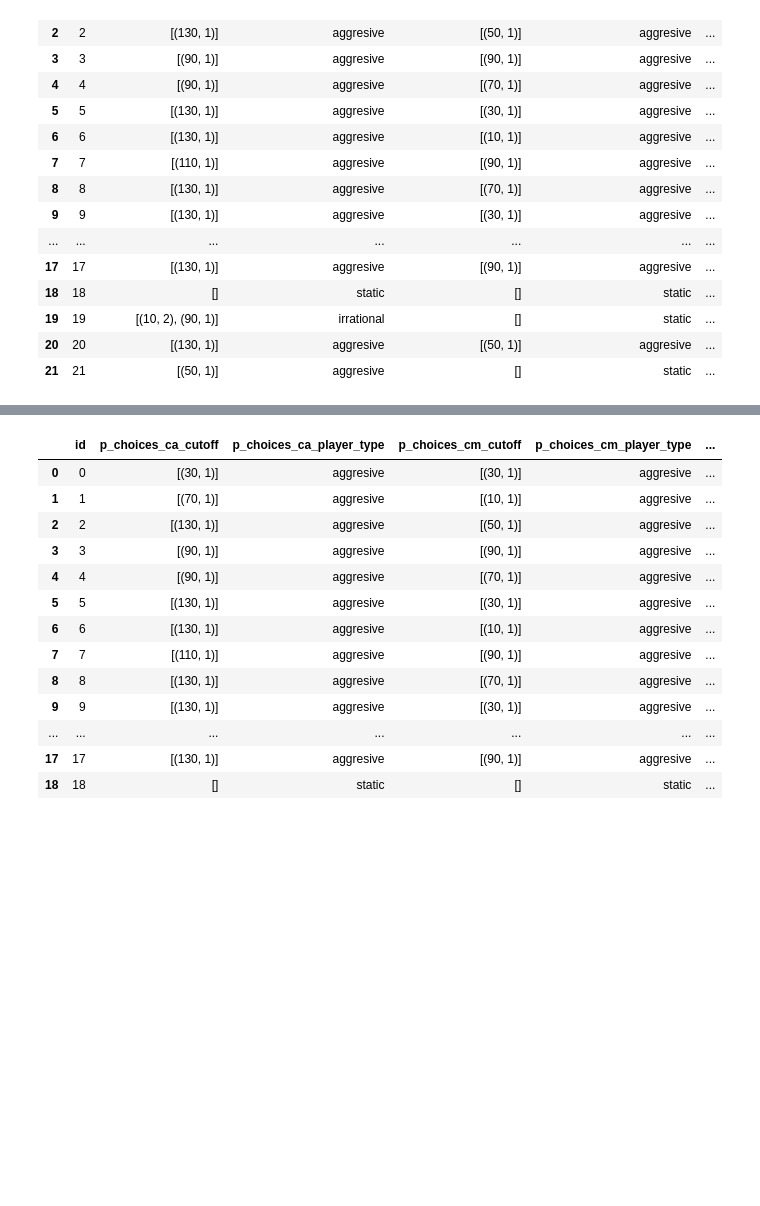
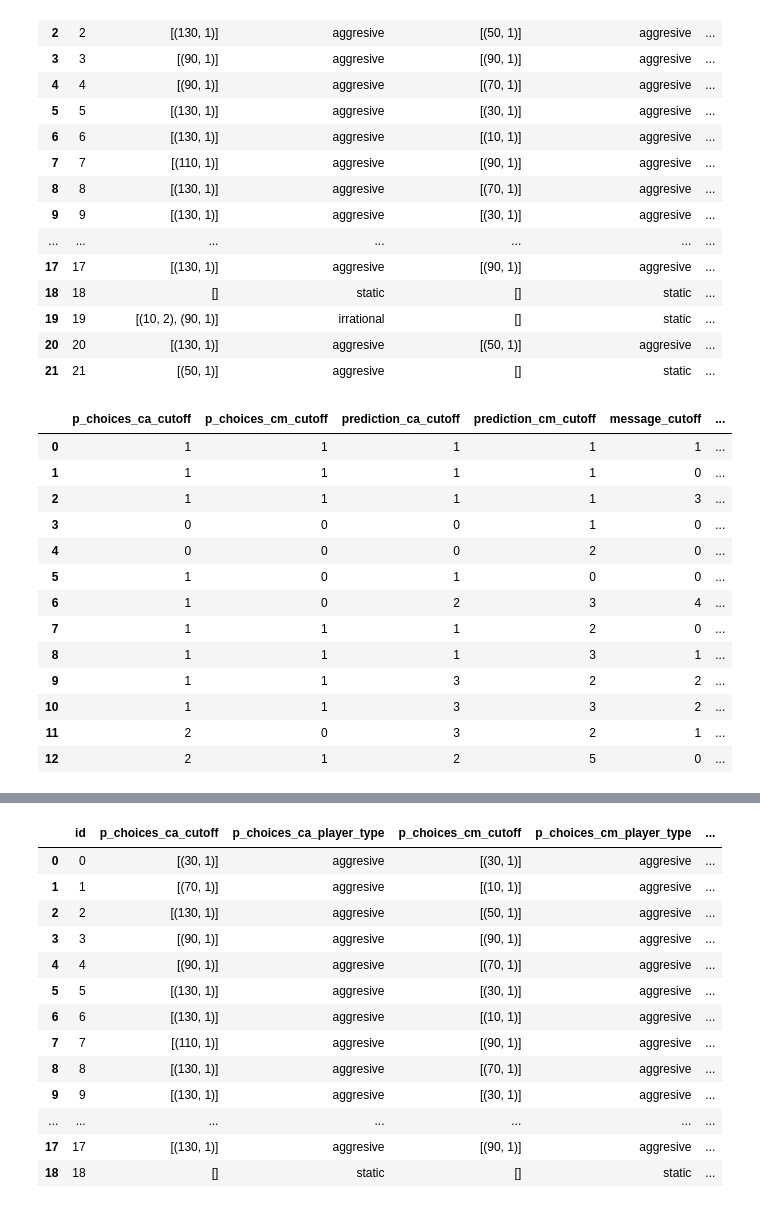
Before and after one commit to VondracekS/thesis_cheap_talk_experiment, a Jupyter notebook: workflow_scripts/treatment_analysis.ipynb, the cells around one changed output, grey strips where cells are left out. Saved outputs shown, nothing was run; the diff lists cells and outputs as text; code cells hidden in the pictures; blank space fills up the shorter version.

```diff
--- a/workflow_scripts/treatment_analysis.ipynb
+++ b/workflow_scripts/treatment_analysis.ipynb
@@ -10,3 +5,0 @@ Loaded data: dict_keys(['treatment_actions_a', 'treatment_actions_b', 'treatment
-# %%
-treatment_full_df = dwu.data_into_df(dwu.load_data('treatment'))
-treatment_full_df
@@ -62,3 +96,21 @@ treatment_cutoff_df
 | 19 | 19 | [(10, 2), (90, 1)] | irrational | [] | static | ... |
 | 20 | 20 | [(130, 1)] | aggresive | [(50, 1)] | aggresive | ... |
 | 21 | 21 | [(50, 1)] | aggresive | [] | static | ... |
+# %%
+treatment_cutoff_df[['id', 'p_choices_ca_cutoff', 'p_choices_cm_cutoff',
+                     'prediction_ca_cutoff', 'prediction_cm_cutoff', 'message_cutoff']].set_index('id').apply(lambda x: [len(y) for y in x]).value_counts().sort_values().reset_index().style.to_latex()
+# %% [output]
+|  | p_choices_ca_cutoff | p_choices_cm_cutoff | prediction_ca_cutoff | prediction_cm_cutoff | message_cutoff | ... |
+| 0 | 1 | 1 | 1 | 1 | 1 | ... |
+| 1 | 1 | 1 | 1 | 1 | 0 | ... |
+| 2 | 1 | 1 | 1 | 1 | 3 | ... |
+| 3 | 0 | 0 | 0 | 1 | 0 | ... |
+| 4 | 0 | 0 | 0 | 2 | 0 | ... |
+| 5 | 1 | 0 | 1 | 0 | 0 | ... |
+| 6 | 1 | 0 | 2 | 3 | 4 | ... |
+| 7 | 1 | 1 | 1 | 2 | 0 | ... |
+| 8 | 1 | 1 | 1 | 3 | 1 | ... |
+| 9 | 1 | 1 | 3 | 2 | 2 | ... |
+| 10 | 1 | 1 | 3 | 3 | 2 | ... |
+| 11 | 2 | 0 | 3 | 2 | 1 | ... |
+| 12 | 2 | 1 | 2 | 5 | 0 | ... |
```
Also changed, not shown: parts of 20 cells of this notebook, 38 other files.
